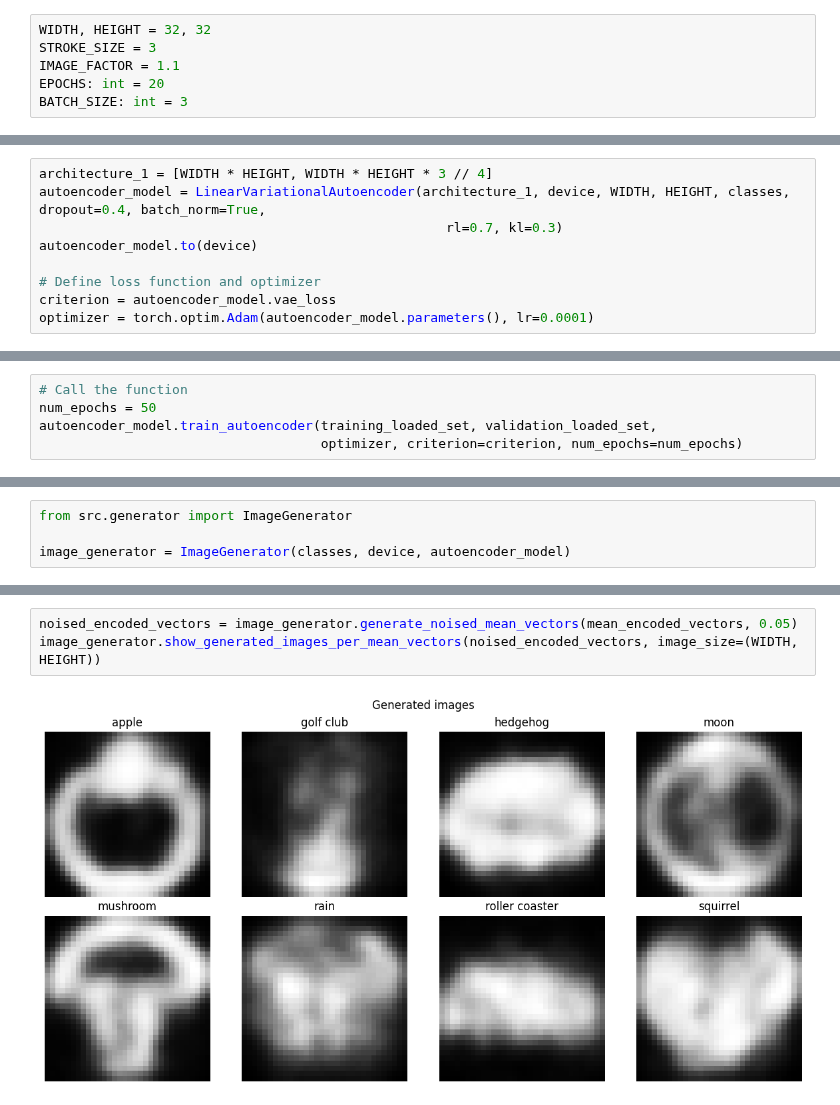
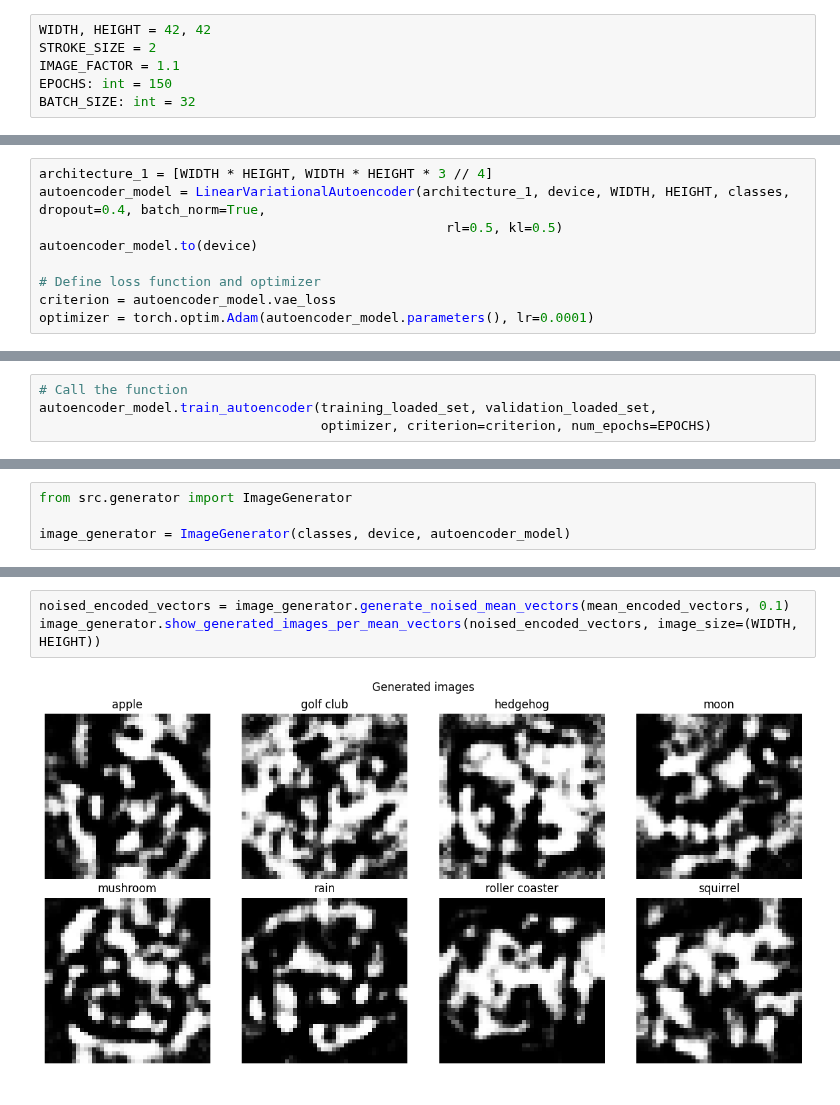
Before and after one commit to MightyCode/enseirb-s9-doodle-computer-vision, a Jupyter notebook: variational_encoder_decoder_strokes.ipynb, the cells around one changed output, grey strips where cells are left out. Saved outputs shown, nothing was run; the diff lists cells and outputs as text.

```diff
--- a/variational_encoder_decoder_strokes.ipynb
+++ b/variational_encoder_decoder_strokes.ipynb
@@ -34,11 +34,11 @@ if torch.cuda.is_available():
 else:
     device = torch.device("cpu")
 # %%
-WIDTH, HEIGHT = 32, 32
-STROKE_SIZE = 3
+WIDTH, HEIGHT = 42, 42
+STROKE_SIZE = 2
 IMAGE_FACTOR = 1.1
-EPOCHS: int = 20
-BATCH_SIZE: int = 3
+EPOCHS: int = 150
+BATCH_SIZE: int = 32
 # %%
 resources_folder = 'resources/sketchrnn'
 
@@ -190,7 +190,7 @@ from src.linear_variational_autoencoder import LinearVariationalAutoencoder
 # %%
 architecture_1 = [WIDTH * HEIGHT, WIDTH * HEIGHT * 3 // 4]
 autoencoder_model = LinearVariationalAutoencoder(architecture_1, device, WIDTH, HEIGHT, classes, dropout=0.4, batch_norm=True,
-                                                    rl=0.7, kl=0.3)
+                                                    rl=0.5, kl=0.5)
 autoencoder_model.to(device)
 
 # Define loss function and optimizer
@@ -223,7 +226,6 @@ def tensor_to_img(tensor):
     return tensor_to_numpy(tensor).reshape((WIDTH, HEIGHT))
 # %%
 # Call the function
-num_epochs = 50
 autoencoder_model.train_autoencoder(training_loaded_set, validation_loaded_set,
-                                    optimizer, criterion=criterion, num_epochs=num_epochs)
+                                    optimizer, criterion=criterion, num_epochs=EPOCHS)
 # %% [output]
@@ -321,5 +323,5 @@ Class squirrel range of mean encoded vector: [-0.1928767744903784, 0.18753569004
 # %%
-noised_encoded_vectors = image_generator.generate_noised_mean_vectors(mean_encoded_vectors, 0.05)
+noised_encoded_vectors = image_generator.generate_noised_mean_vectors(mean_encoded_vectors, 0.1)
 image_generator.show_generated_images_per_mean_vectors(noised_encoded_vectors, image_size=(WIDTH, HEIGHT))
 # %% [output]
-[figure, old version]
+[figure, new version]
```
Also changed, not shown: parts of 14 cells of this notebook, 3 other files.
